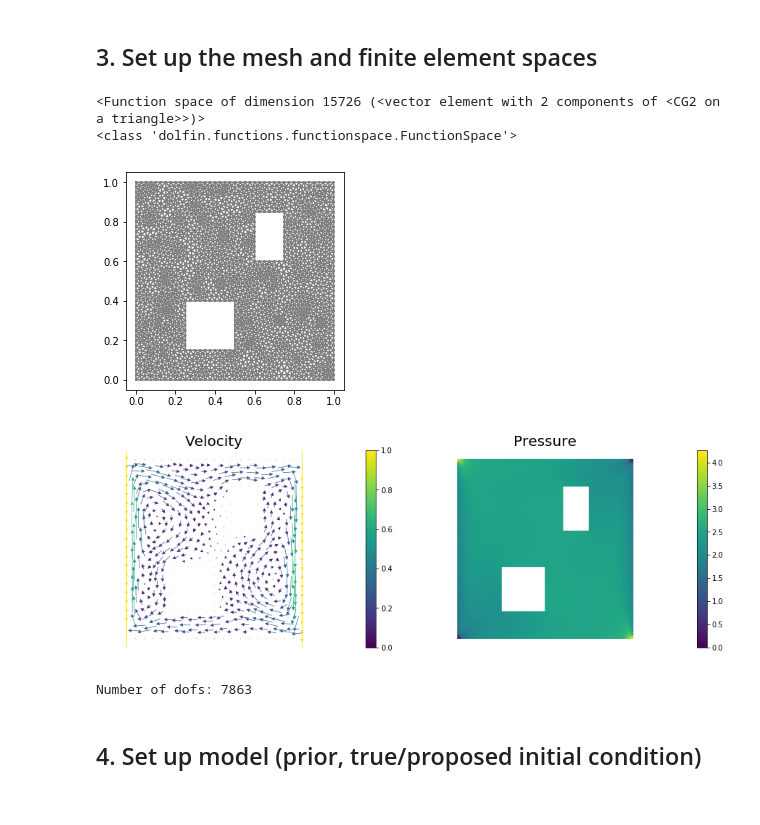
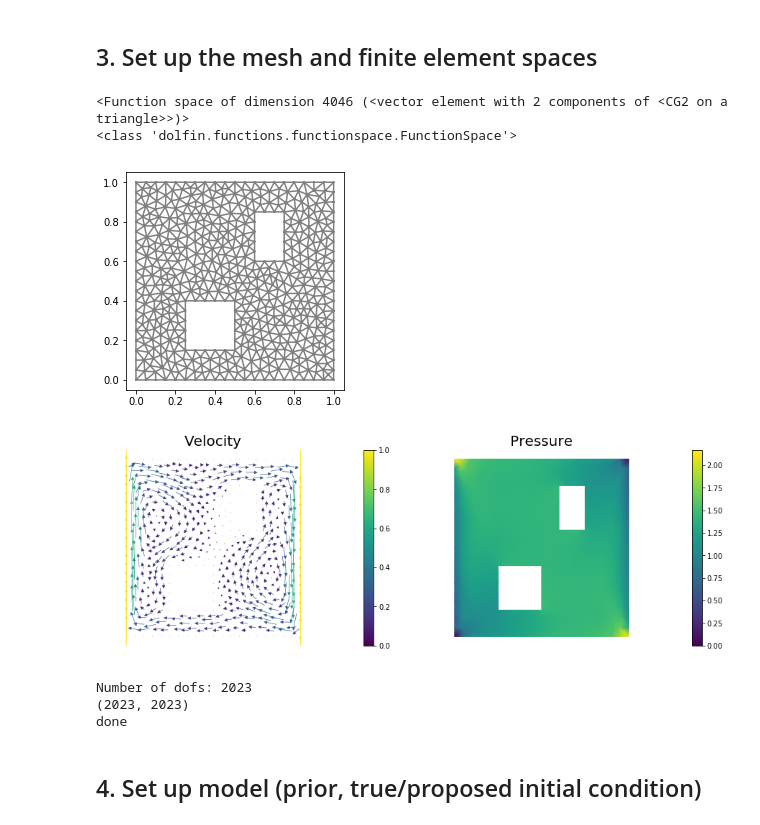
Before and after one commit to henear/hippylib, a Jupyter notebook: tutorial/4.ipynb, the cells around one changed output. Drawn from its saved outputs; the diff is of its cells as text; code cells hidden in the pictures.

```diff
--- a/tutorial/4.ipynb
+++ b/tutorial/4.ipynb
@@ -177,20 +177,31 @@ def computeVelocityField(mesh):
 # %% [markdown]
 ## 3. Set up the mesh and finite element spaces
 # %%
-mesh = dl.refine( dl.Mesh("ad_20.xml") )
-
-#mesh = dl.UnitSquareMesh(64, 64)
+mesh =dl.Mesh("ad_20.xml") # dl.refine( )
 dl.plot(mesh)
 wind_velocity = computeVelocityField(mesh)
 Vh = dl.FunctionSpace(mesh, "Lagrange", 2)
 print("Number of dofs: {0}".format( Vh.dim() ) )
 #ndim = 2
+
+u = dl.TrialFunction(Vh)
+v = dl.TestFunction(Vh)
+
+a = dl.inner(u,v)*dl.dx
+Identity = dl.assemble(a)
+print(Identity.array().shape)
+identity_vectors = [dl.Function(Vh) for i in range(Identity.array().shape[0])]
+[identity_vectors[i].vector().set_local(Identity.array()[i]) for i in range(Identity.array().shape[0])]
+
+print('done')
 # %% [output]
-<Function space of dimension 15726 (<vector element with 2 components of <CG2 on a triangle>>)>
+<Function space of dimension 4046 (<vector element with 2 components of <CG2 on a triangle>>)>
 <class 'dolfin.functions.functionspace.FunctionSpace'>
-[figure, old version]
+[figure, new version]
-[figure, old version]
+[figure, new version]
-Number of dofs: 7863
+Number of dofs: 2023
+(2023, 2023)
+done
 # %% [markdown]
 ## 4. Set up model (prior, true/proposed initial condition)
 # %%
```
Also changed, not shown: parts of 9 cells of this notebook, 2 other files.
